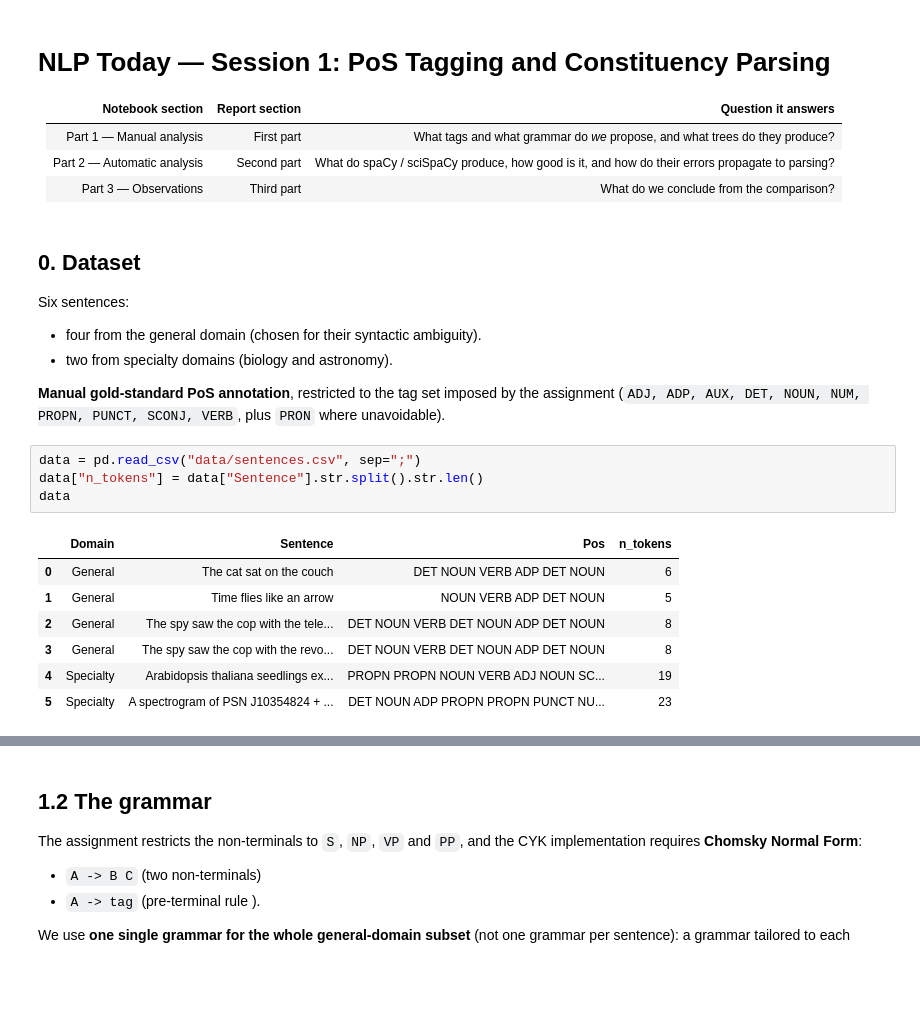
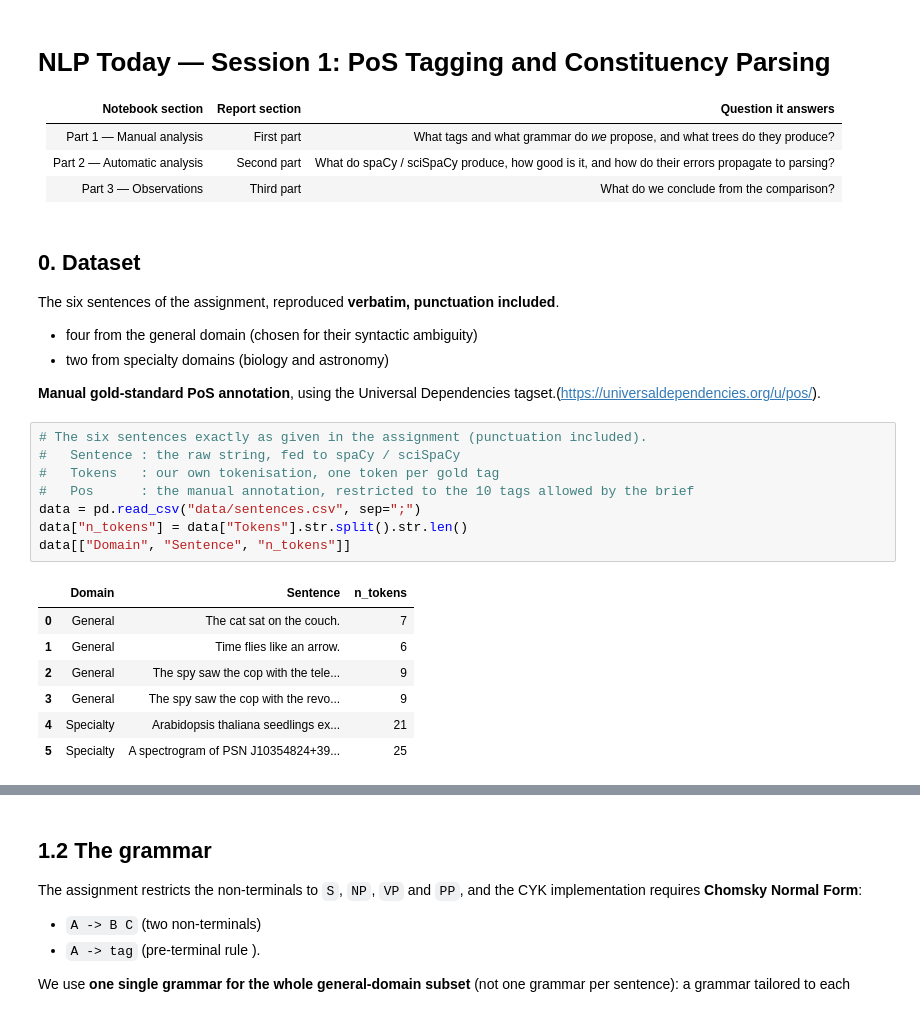
Before and after one commit to fserracrespi/Workshop_1_NLP_Today, a Jupyter notebook: main.ipynb, the cells around one changed output, grey strips where cells are left out. Saved outputs shown, nothing was run; the diff lists cells and outputs as text; blank space fills up the shorter version.

```diff
--- a/main.ipynb
+++ b/main.ipynb
@@ -13,24 +13,28 @@ import spacy
 # %% [markdown]
 ## 0. Dataset
 
-Six sentences:
-- four from the general domain (chosen for their syntactic ambiguity).
-- two from specialty domains (biology and astronomy).
+The six sentences of the assignment, reproduced **verbatim, punctuation included**.
 
+- four from the general domain (chosen for their syntactic ambiguity)
+- two from specialty domains (biology and astronomy)
 
-**Manual gold-standard PoS annotation**, restricted to the tag set imposed by the assignment (`ADJ, ADP, AUX, DET, NOUN, NUM, PROPN, PUNCT, SCONJ, VERB`, plus `PRON` where unavoidable).
+**Manual gold-standard PoS annotation**, using the Universal Dependencies tagset.(<https://universaldependencies.org/u/pos/>).
 # %%
+# The six sentences exactly as given in the assignment (punctuation included).
+#   Sentence : the raw string, fed to spaCy / sciSpaCy
+#   Tokens   : our own tokenisation, one token per gold tag
+#   Pos      : the manual annotation, restricted to the 10 tags allowed by the brief
 data = pd.read_csv("data/sentences.csv", sep=";")
-data["n_tokens"] = data["Sentence"].str.split().str.len()
-data
+data["n_tokens"] = data["Tokens"].str.split().str.len()
+data[["Domain", "Sentence", "n_tokens"]]
 # %% [output]
-|  | Domain | Sentence | Pos | n_tokens |
-| 0 | General | The cat sat on the couch | DET NOUN VERB ADP DET NOUN | 6 |
-| 1 | General | Time flies like an arrow | NOUN VERB ADP DET NOUN | 5 |
-| 2 | General | The spy saw the cop with the tele... | DET NOUN VERB DET NOUN ADP DET NOUN | 8 |
-| 3 | General | The spy saw the cop with the revo... | DET NOUN VERB DET NOUN ADP DET NOUN | 8 |
-| 4 | Specialty | Arabidopsis thaliana seedlings ex... | PROPN PROPN NOUN VERB ADJ NOUN SC... | 19 |
-| 5 | Specialty | A spectrogram of PSN J10354824 + ... | DET NOUN ADP PROPN PROPN PUNCT NU... | 23 |
+|  | Domain | Sentence | n_tokens |
+| 0 | General | The cat sat on the couch. | 7 |
+| 1 | General | Time flies like an arrow. | 6 |
+| 2 | General | The spy saw the cop with the tele... | 9 |
+| 3 | General | The spy saw the cop with the revo... | 9 |
+| 4 | Specialty | Arabidopsis thaliana seedlings ex... | 21 |
+| 5 | Specialty | A spectrogram of PSN J10354824+39... | 25 |
 # %% [markdown]
 # Part 1 — Manual analysis
 
```
Also changed, not shown: parts of 32 cells of this notebook, 5 other files.
